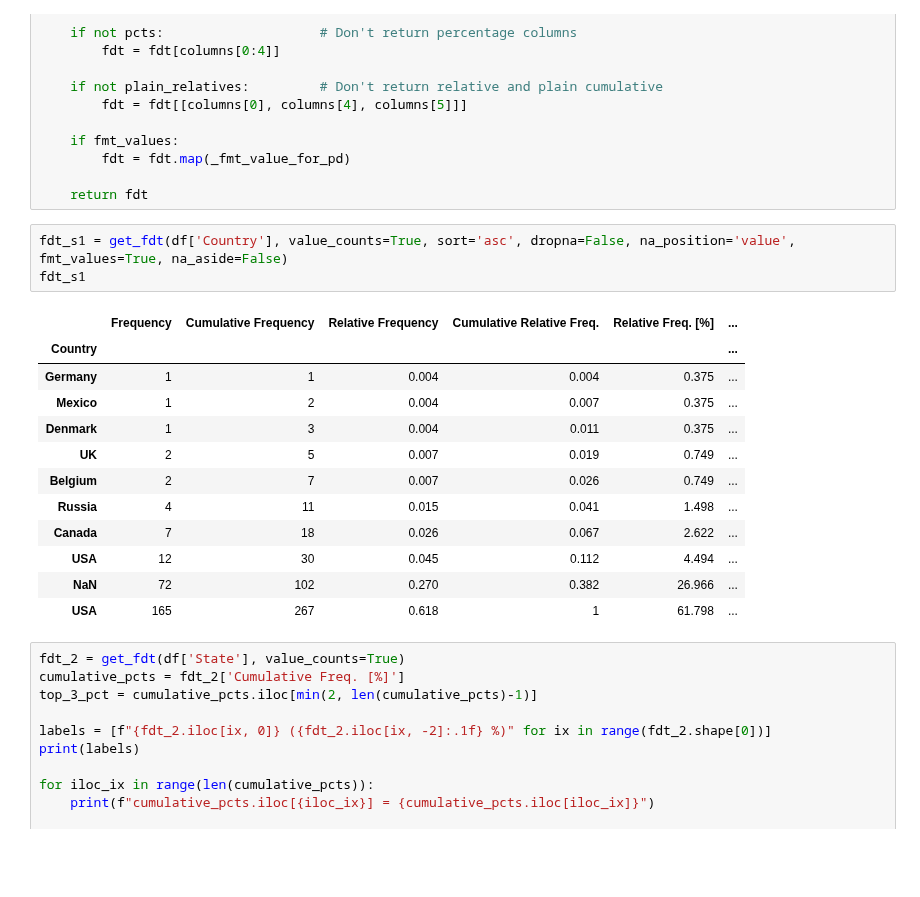
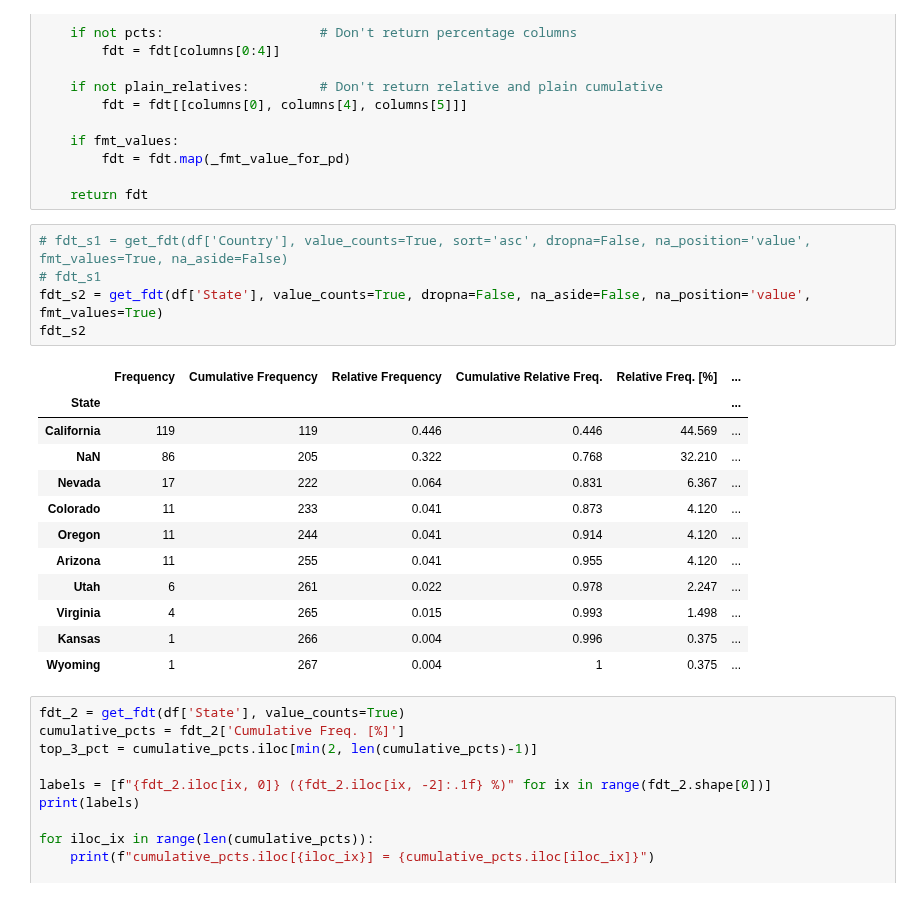
Before and after one commit to jmonti-gh/jm_datascience, a Jupyter notebook: test_jm/get_fdt.ipynb, the cells around one changed output. Saved outputs shown, nothing was run; the diff lists cells and outputs as text; blank space fills up the shorter version.

```diff
--- a/test_jm/get_fdt.ipynb
+++ b/test_jm/get_fdt.ipynb
@@ -297,21 +297,23 @@ def get_fdt(
 
     return fdt
 # %%
-fdt_s1 = get_fdt(df['Country'], value_counts=True, sort='asc', dropna=False, na_position='value', fmt_values=True, na_aside=False)
-fdt_s1
+# fdt_s1 = get_fdt(df['Country'], value_counts=True, sort='asc', dropna=False, na_position='value', fmt_values=True, na_aside=False)
+# fdt_s1
+fdt_s2 = get_fdt(df['State'], value_counts=True, dropna=False, na_aside=False, na_position='value', fmt_values=True)
+fdt_s2
 # %% [output]
 |  | Frequency | Cumulative Frequency | Relative Frequency | Cumulative Relative Freq. | Relative Freq. [%] | ... |
-| Country |  |  |  |  |  | ... |
-| Germany | 1 | 1 | 0.004 | 0.004 | 0.375 | ... |
-| Mexico | 1 | 2 | 0.004 | 0.007 | 0.375 | ... |
-| Denmark | 1 | 3 | 0.004 | 0.011 | 0.375 | ... |
-| UK | 2 | 5 | 0.007 | 0.019 | 0.749 | ... |
-| Belgium | 2 | 7 | 0.007 | 0.026 | 0.749 | ... |
-| Russia | 4 | 11 | 0.015 | 0.041 | 1.498 | ... |
-| Canada | 7 | 18 | 0.026 | 0.067 | 2.622 | ... |
-| USA | 12 | 30 | 0.045 | 0.112 | 4.494 | ... |
-| NaN | 72 | 102 | 0.270 | 0.382 | 26.966 | ... |
-| USA | 165 | 267 | 0.618 | 1 | 61.798 | ... |
+| State |  |  |  |  |  | ... |
+| California | 119 | 119 | 0.446 | 0.446 | 44.569 | ... |
+| NaN | 86 | 205 | 0.322 | 0.768 | 32.210 | ... |
+| Nevada | 17 | 222 | 0.064 | 0.831 | 6.367 | ... |
+| Colorado | 11 | 233 | 0.041 | 0.873 | 4.120 | ... |
+| Oregon | 11 | 244 | 0.041 | 0.914 | 4.120 | ... |
+| Arizona | 11 | 255 | 0.041 | 0.955 | 4.120 | ... |
+| Utah | 6 | 261 | 0.022 | 0.978 | 2.247 | ... |
+| Virginia | 4 | 265 | 0.015 | 0.993 | 1.498 | ... |
+| Kansas | 1 | 266 | 0.004 | 0.996 | 0.375 | ... |
+| Wyoming | 1 | 267 | 0.004 | 1 | 0.375 | ... |
 # %%
 fdt_2 = get_fdt(df['State'], value_counts=True)
 cumulative_pcts = fdt_2['Cumulative Freq. [%]']
```
Also changed, not shown: 2 other files.
